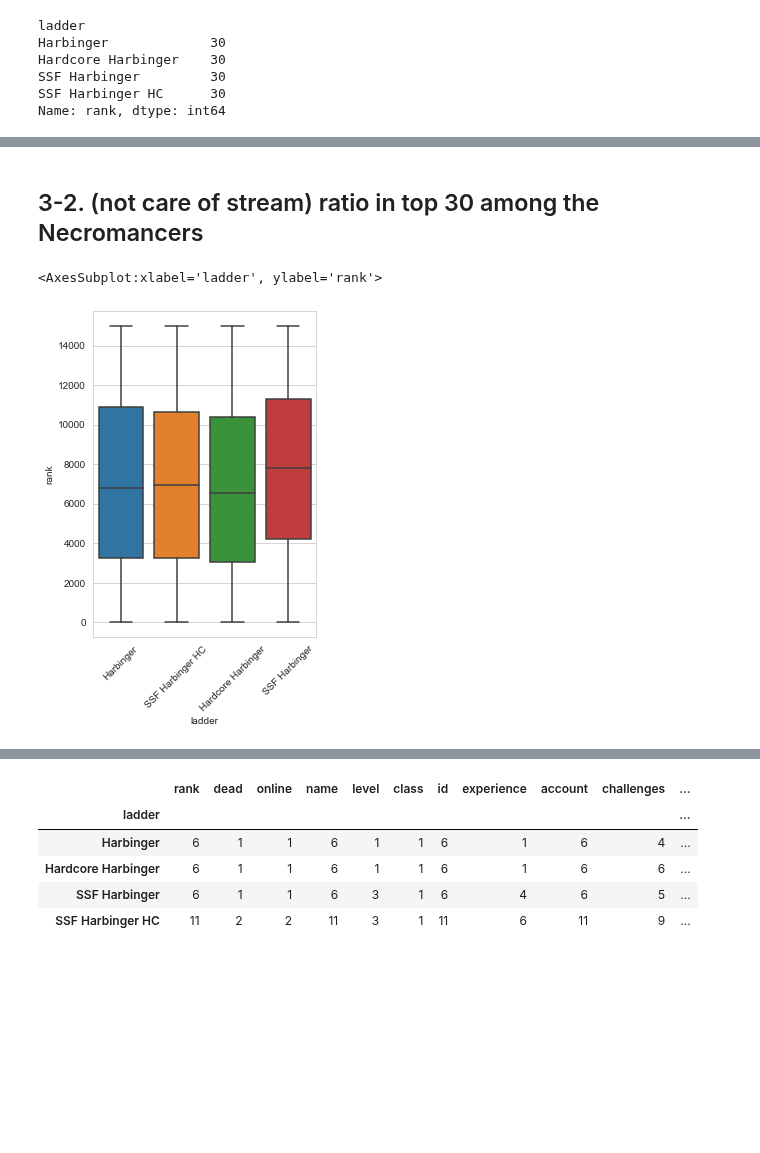
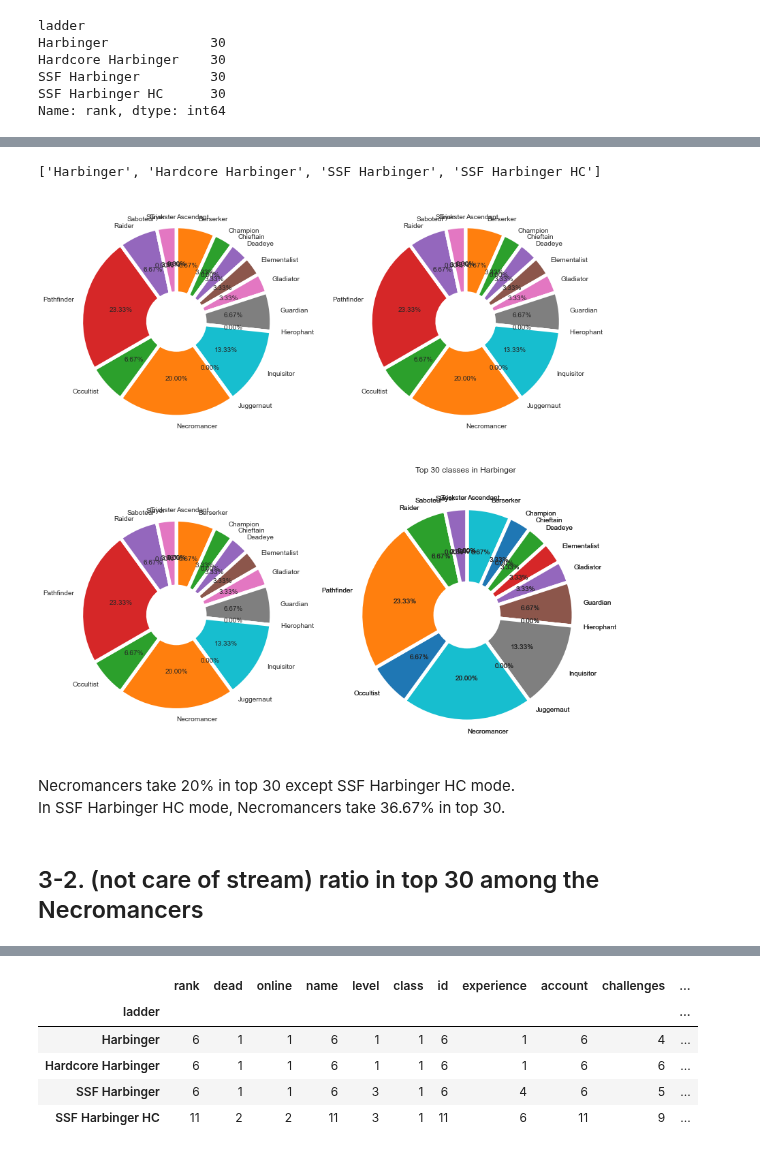
Before and after one commit to Angela-Park-JE/TIL_ver1, a Jupyter notebook: ToyPJT-POE_user/POE_rankers_analysis.ipynb, the cells around one changed output, grey strips where cells are left out. Drawn from its saved outputs; the diff is of its cells as text; code cells hidden in the pictures; blank space fills up the shorter version.

```diff
--- a/ToyPJT-POE_user/POE_rankers_analysis.ipynb
+++ b/ToyPJT-POE_user/POE_rankers_analysis.ipynb
@@ -872,0 +870,35 @@ In SSF Harbinger HC mode, Necromancers take 36.67% in top 30.
+# %%
+list(df_30pi.columns)
+# %% [output]
+['Harbinger', 'Hardcore Harbinger', 'SSF Harbinger', 'SSF Harbinger HC']
+# %%
+# visualization
+
+df_30pi = df[df['rank'] <=30].pivot_table(columns = 'ladder', index = 'class',
+                                aggfunc = 'count', fill_value = 0)['id'] / 30*100
+
+ratio = df_30pi['Harbinger']
+labels = df_30pi.index
+wedgeprops={'width': 0.7, 'edgecolor': 'w', 'linewidth': 5}
+
+
+fig, ax = plt.subplots(2, 2, squeeze=True, figsize = (12, 12))
+
+ax[0][0].pie(ratio, labels=labels, autopct='%.2f%%', startangle=90, counterclock=False, wedgeprops=wedgeprops)
+ax[0][1].pie(ratio, labels=labels, autopct='%.2f%%', startangle=90, counterclock=False, wedgeprops=wedgeprops)
+ax[1][0].pie(ratio, labels=labels, autopct='%.2f%%', startangle=90, counterclock=False, wedgeprops=wedgeprops)
+ax[1][1].pie(ratio, labels=labels, autopct='%.2f%%', startangle=90, counterclock=False, wedgeprops=wedgeprops)
+
+# ax[0, 0].set_title("{} mode".format(labels[0]))
+# ax[0, 1].set_title("{} mode".format(labels[1]))
+# ax[1, 0].set_title("{} mode".format(labels[2]))
+# ax[1, 1].set_title("{} mode".format(labels[3]))
+
+plt.pie(ratio, labels=labels, autopct='%.2f%%', startangle=90, counterclock=False, wedgeprops=wedgeprops)
+plt.title("Top 30 classes in Harbinger")
+plt.axis('equal')
+
+fig.tight_layout()
+plt.show()
+# %% [output]
+[figure, added]
@@ -873,2 +907,5 @@ In SSF Harbinger HC mode, Necromancers take 36.67% in top 30.
+# %% [markdown]
+Necromancers take 20% in top 30 except SSF Harbinger HC mode.
+In SSF Harbinger HC mode, Necromancers take 36.67% in top 30.
 # %% [markdown]
 ## 3-2. (not care of stream) ratio in top 30 among the Necromancers
@@ -878,9 +911,0 @@ df_Nec30 = df_Nec[df_Nec['rank']<=30]
-# %%
-# Necromancers rank boxplot by ladder
-
-plt.figure(figsize=(4,6))
-plt.xticks(rotation=45, fontsize=10)
-sns.boxplot(data = df_Nec, x = 'ladder', y = 'rank')
-# %% [output]
-<AxesSubplot:xlabel='ladder', ylabel='rank'>
-[figure, removed]
```
Also changed, not shown: parts of 37 cells of this notebook.
